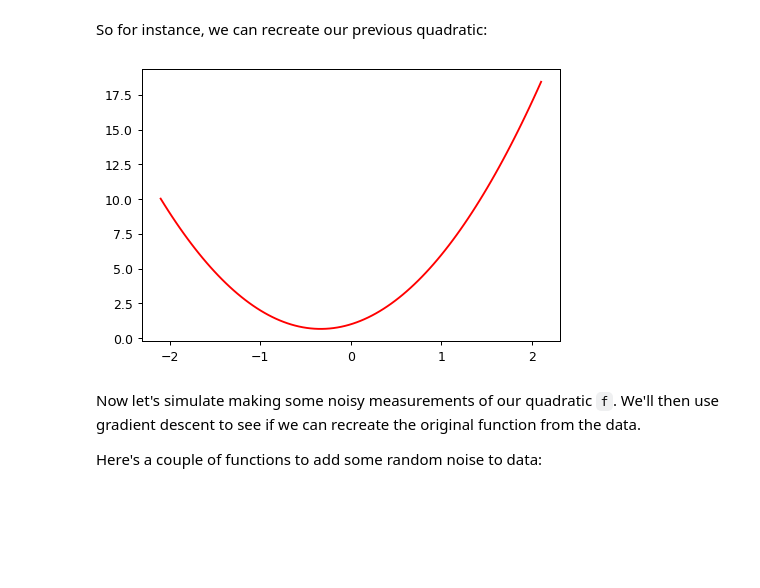
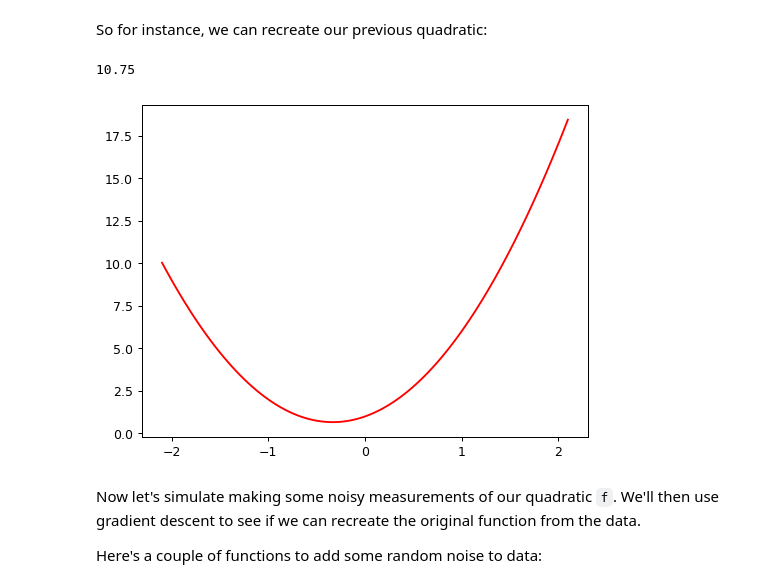
Before and after one commit to BKarmaVTH/Practical-Deep-Learning, a Jupyter notebook: Lesson3/how-does-a-neural-net-really-work.ipynb, the cells around one changed output. Saved outputs shown, nothing was run; the diff lists cells and outputs as text; code cells hidden in the pictures; blank space fills up the shorter version.

```diff
--- a/Lesson3/how-does-a-neural-net-really-work.ipynb
+++ b/Lesson3/how-does-a-neural-net-really-work.ipynb
@@ -42,10 +47,14 @@ def mk_quad(a,b,c): return partial(quad, a,b,c)
 # %% [markdown]
 So for instance, we can recreate our previous quadratic:
 # %%
-f2 = mk_quad(3,2,1)
-plot_function(f2)
+f = mk_quad(3,2,1)
+f(1.5)
 # %% [output]
-[figure, removed]
+10.75
+# %%
+plot_function(f)
+# %% [output]
+[figure, added]
 # %% [markdown]
 Now let's simulate making some noisy measurements of our quadratic `f`. We'll then use gradient descent to see if we can recreate the original function from the data.
 
```
Also changed, not shown: parts of 25 cells of this notebook, 1 other file.
